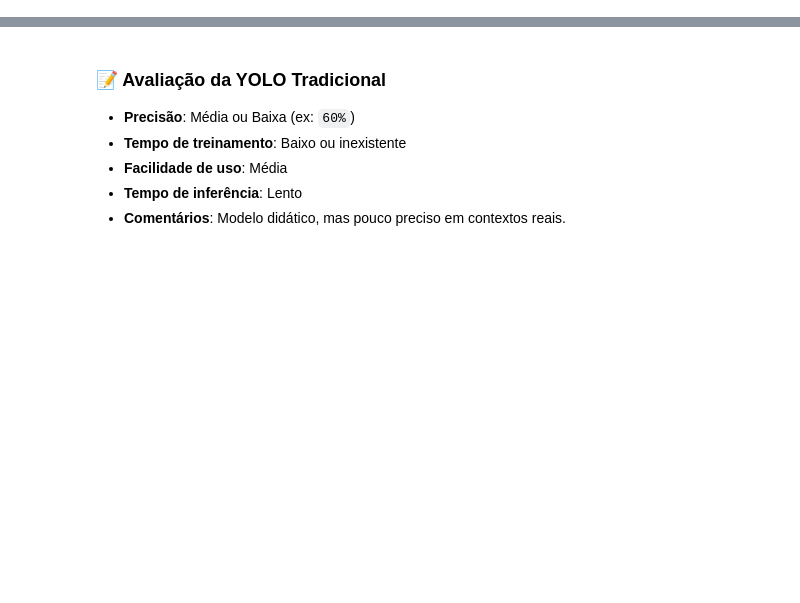
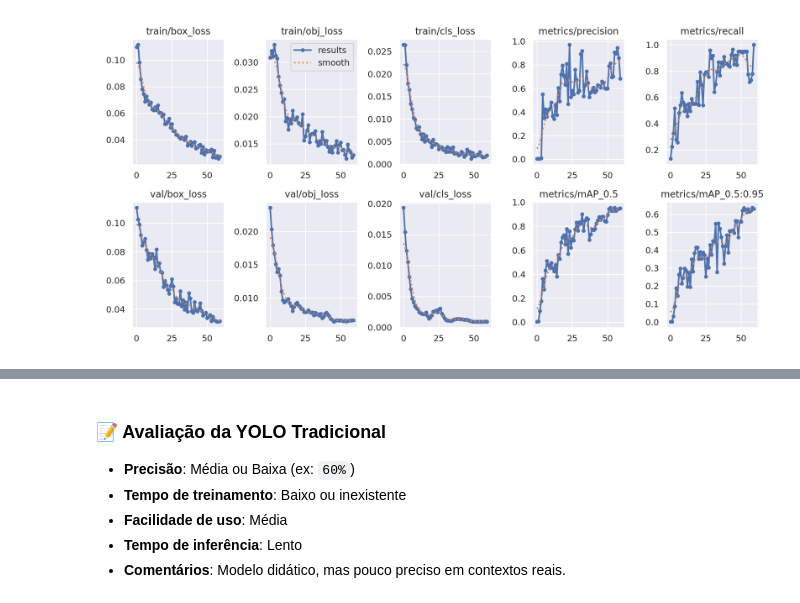
Before and after one commit to pedrosof/F6C1, a Jupyter notebook: FabioMarcosPedrosoFilho_RM560665_F6C1E2.ipynb, the cells around one changed output, grey strips where cells are left out. Cells and saved outputs as stored; diff of their text form; code cells hidden in the pictures; blank space fills up the shorter version.

```diff
--- a/FabioMarcosPedrosoFilho_RM560665_F6C1E2.ipynb
+++ b/FabioMarcosPedrosoFilho_RM560665_F6C1E2.ipynb
@@ -0,0 +31,9 @@
+# %%
+# Importa a função 'Image' da biblioteca IPython para exibir imagens diretamente no notebook
+from IPython.display import Image
+
+# Exibe o gráfico de resultados do treinamento gerado pelo YOLOv5
+# O arquivo 'results.png' contém métricas como loss, precision, recall e mAP por época
+Image(filename='/content/yolov5/runs/train/exp2/results.png')
+# %% [output]
+[figure, added]
```
Also changed, not shown: parts of 23 cells of this notebook.
